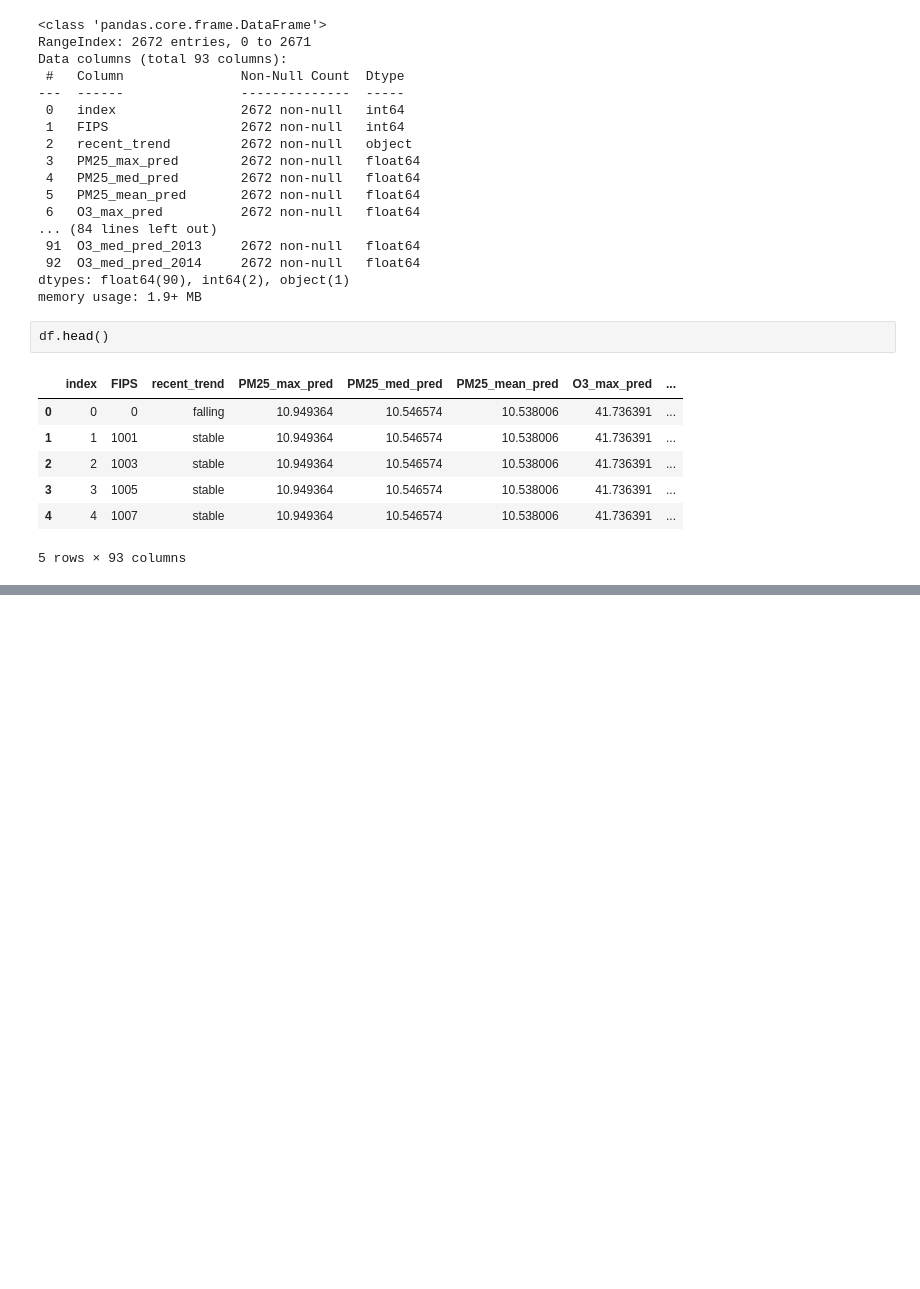
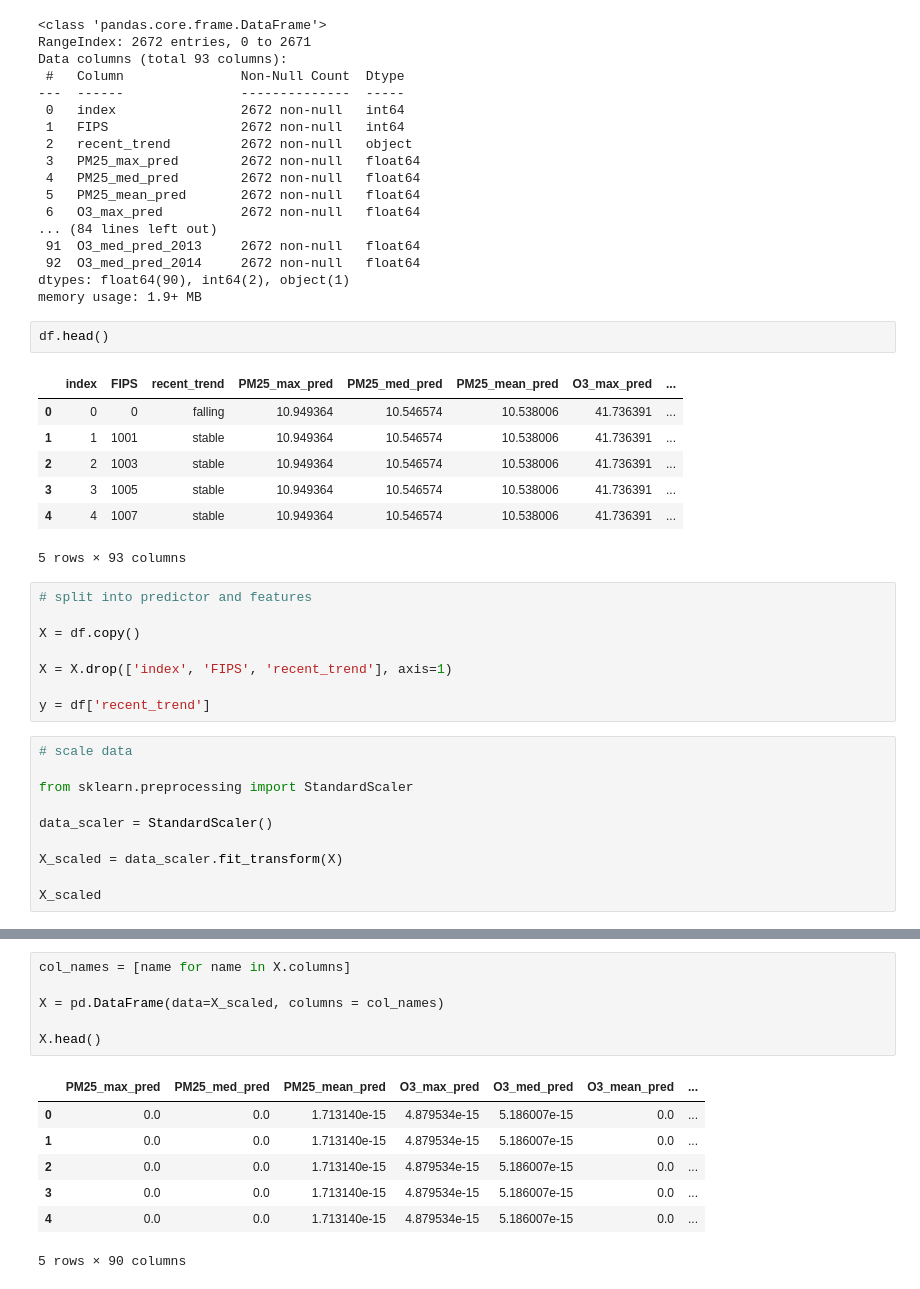
Before and after one commit to cbeckler/eco_cancer_incidence_rates, a Jupyter notebook: SVM_w_interpolated_data.ipynb, the cells around one changed output, grey strips where cells are left out. Cells and saved outputs as stored; diff of their text form; blank space fills up the shorter version.

Commit message:
scaled data

```diff
--- a/SVM_w_interpolated_data.ipynb
+++ b/SVM_w_interpolated_data.ipynb
@@ -191,3 +191,21 @@ df.head()
 | 3 | 3 | 1005 | stable | 10.949364 | 10.546574 | 10.538006 | 41.736391 | ... |
 | 4 | 4 | 1007 | stable | 10.949364 | 10.546574 | 10.538006 | 41.736391 | ... |
 5 rows × 93 columns
+# %%
+# split into predictor and features
+
+X = df.copy()
+
+X = X.drop(['index', 'FIPS', 'recent_trend'], axis=1)
+
+y = df['recent_trend']
+# %%
+# scale data
+
+from sklearn.preprocessing import StandardScaler
+
+data_scaler = StandardScaler()
+
+X_scaled = data_scaler.fit_transform(X)
+
+X_scaled
@@ -193,0 +226,14 @@ df.head()
+# %%
+col_names = [name for name in X.columns]
+
+X = pd.DataFrame(data=X_scaled, columns = col_names)
+
+X.head()
+# %% [output]
+|  | PM25_max_pred | PM25_med_pred | PM25_mean_pred | O3_max_pred | O3_med_pred | O3_mean_pred | ... |
+| 0 | 0.0 | 0.0 | 1.713140e-15 | 4.879534e-15 | 5.186007e-15 | 0.0 | ... |
+| 1 | 0.0 | 0.0 | 1.713140e-15 | 4.879534e-15 | 5.186007e-15 | 0.0 | ... |
+| 2 | 0.0 | 0.0 | 1.713140e-15 | 4.879534e-15 | 5.186007e-15 | 0.0 | ... |
+| 3 | 0.0 | 0.0 | 1.713140e-15 | 4.879534e-15 | 5.186007e-15 | 0.0 | ... |
+| 4 | 0.0 | 0.0 | 1.713140e-15 | 4.879534e-15 | 5.186007e-15 | 0.0 | ... |
+5 rows × 90 columns
```
Also changed, not shown: parts of 1 cell of this notebook.
